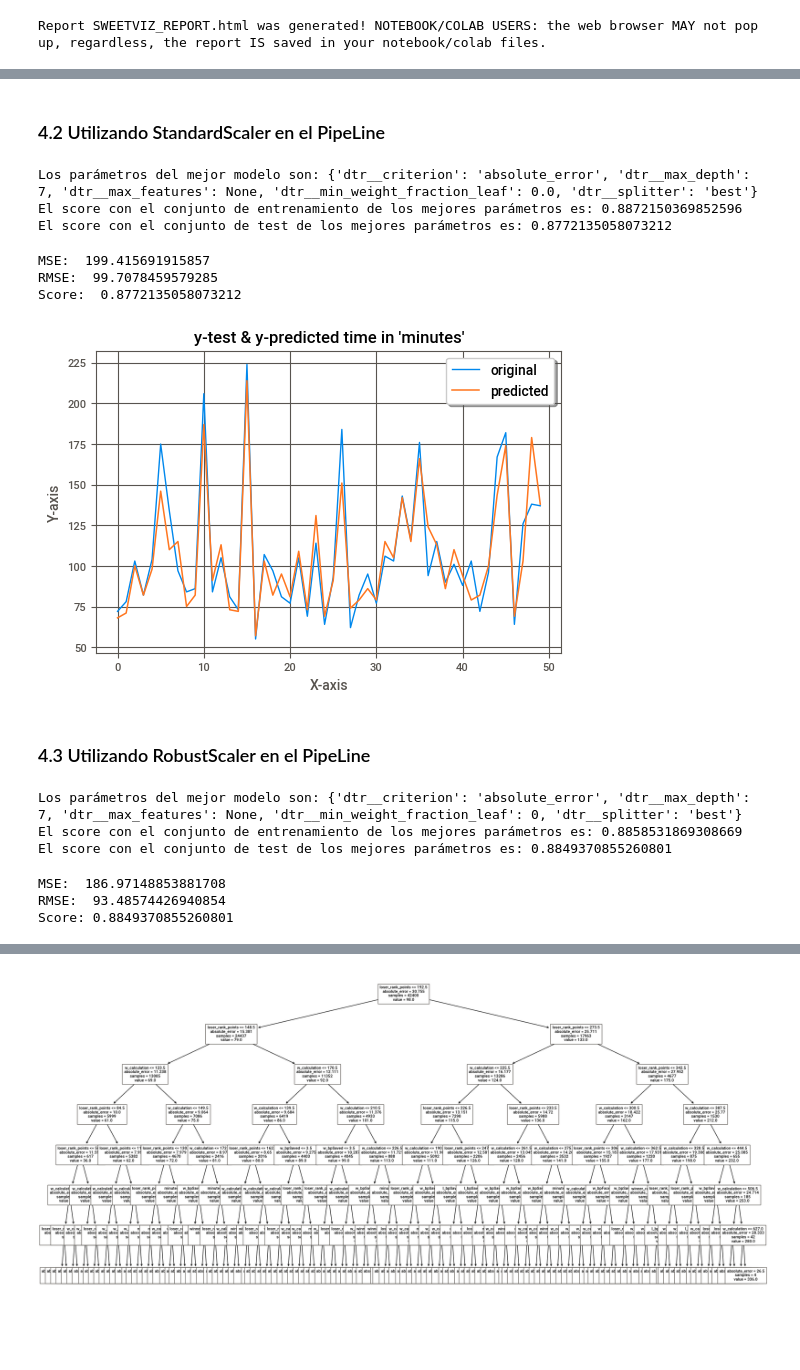
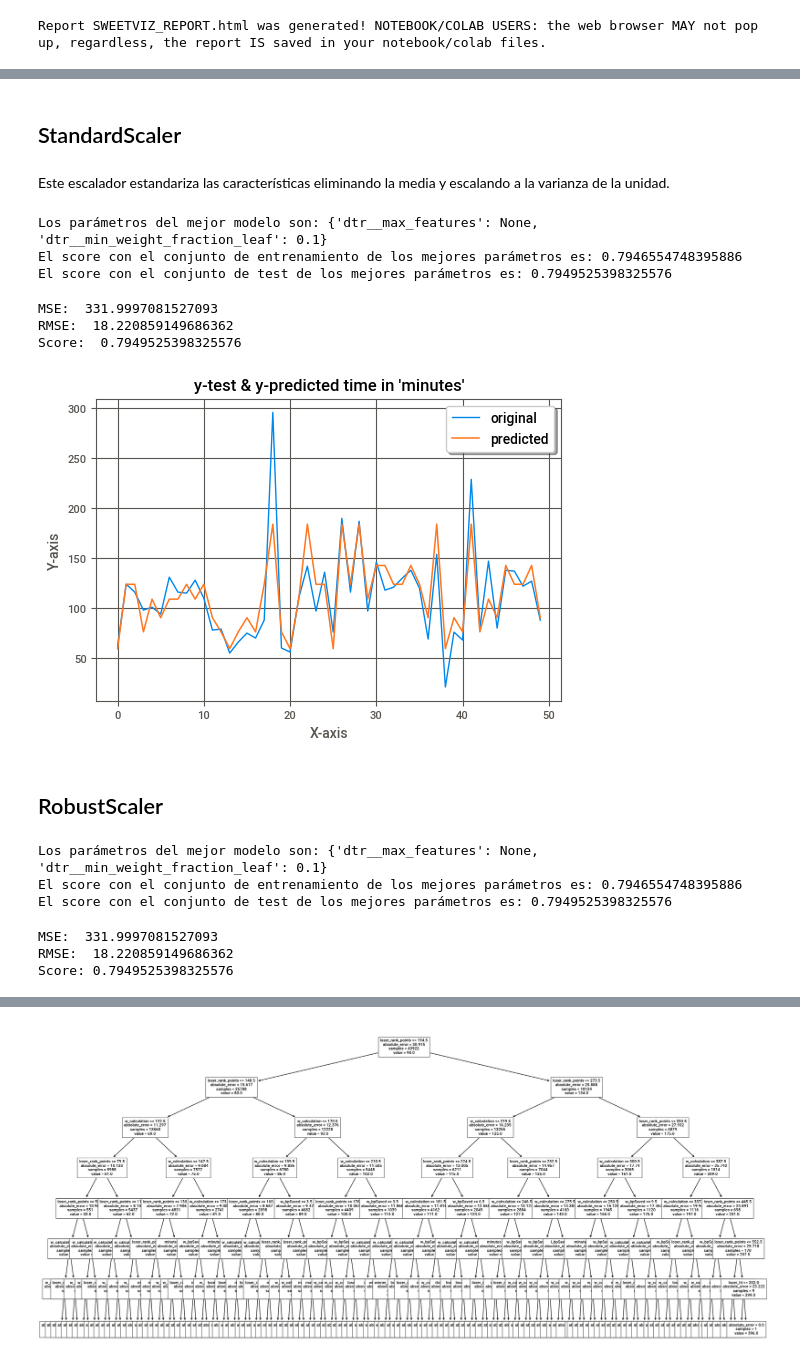
Before and after one commit to luperezsal/DM-Classification-Tree, a Jupyter notebook: Regression.ipynb, the cells around one changed output, grey strips where cells are left out. Cells and saved outputs as stored; diff of their text form; code cells hidden in the pictures; blank space fills up the shorter version.

```diff
--- a/Regression.ipynb
+++ b/Regression.ipynb
@@ -68,15 +132,9 @@ df_atp_matches_2020 = pd.read_csv('https://raw.githubusercontent.com/JeffSackman
 # %%
-frame = [df_atp_matches_2000, df_atp_matches_2001, df_atp_matches_2002, df_atp_matches_2003, df_atp_matches_2004, df_atp_matches_2005, df_atp_matches_2006, df_atp_matches_2007, df_atp_matches_2008, df_atp_matches_2009, df_atp_matches_2010, df_atp_matches_2011, df_atp_matches_2012, df_atp_matches_2013, df_atp_matches_2014, df_atp_matches_2015, df_atp_matches_2016, df_atp_matches_2017, df_atp_matches_2017, df_atp_matches_2018, df_atp_matches_2019, df_atp_matches_2020]
-df = pd.concat(frame, ignore_index = True) # definimos ignore index false para que
-
-#print(df.info())
-#print(df.head())
-# vamos a convertir la columna de fecha a date
+df = atp
 
 print('=================================================================')
 print(df.info())
-#print(df.head())
-#print(df.describe())
+print('=================================================================')
 # %% [output]
 =================================================================
 <class 'pandas.core.frame.DataFrame'>
@@ -220,3 +333,5 @@ plt.show()
 # %% [markdown]
-### 4.2 Utilizando StandardScaler en el PipeLine
+## StandardScaler
+# %% [markdown]
+Este escalador estandariza las características eliminando la media y escalando a la varianza de la unidad.
 # %%
@@ -232,12 +349,12 @@ X_train, X_test, y_train, y_test = train_test_split(X, y, test_size=0.20)
 set_config(print_changed_only=False)
 
 dtr_pipe = Pipeline([('ss', StandardScaler()),
-                     ('dtr', DecisionTreeRegressor())])
+                     ('dtr', DecisionTreeRegressor(random_state = 2))])
 
-params = [{'dtr__criterion': ['squared_error', 'friedman_mse', 'absolute_error', 'poisson'],
-         'dtr__splitter': ['best', 'random'],
+params = [{#'dtr__criterion': ['squared_error', 'friedman_mse', 'absolute_error', 'poisson'],
+         #'dtr__splitter': ['best', 'random'],
          'dtr__max_features': [None],
-         'dtr__max_depth': [1, 3, 5, 7],
+         #'dtr__max_depth': [1, 3, 5, 7],
          'dtr__min_weight_fraction_leaf': [0.0, 0.1, 0,2]}]
 
 gs_dtr = GridSearchCV(dtr_pipe,
@@ -257,34 +374,40 @@ print(f'El score con el conjunto de test de los mejores parámetros es: {gs_dtr.
 #score = dtr.score(X_train, y_train)
 #print("R-squared:", score) set_config(print_changed_only=False)
 # %% [output]
-Los parámetros del mejor modelo son: {'dtr__criterion': 'absolute_error', 'dtr__max_depth': 7, 'dtr__max_features': None, 'dtr__min_weight_fraction_leaf': 0.0, 'dtr__splitter': 'best'}
-El score con el conjunto de entrenamiento de los mejores parámetros es: 0.8872150369852596
-El score con el conjunto de test de los mejores parámetros es: 0.8772135058073212
+Los parámetros del mejor modelo son: {'dtr__max_features': None, 'dtr__min_weight_fraction_leaf': 0.1}
+El score con el conjunto de entrenamiento de los mejores parámetros es: 0.7946554748395886
+El score con el conjunto de test de los mejores parámetros es: 0.7949525398325576
 # %%
 y_pred = gs_dtr.predict(X_test)#dtr.predict(X_test)
 
 mse = mean_squared_error(y_test, y_pred)
+rmse = mean_squared_error(y_test, y_pred, squared = False)
 print("MSE: ", mse)
-print("RMSE: ", mse*(1/2.0))
+print("RMSE: ", rmse)
 
 score = gs_dtr.score(X_test, y_test)#dtr.score(X_test, y_test)
 print("Score: ", score)
 # %% [output]
-MSE:  199.415691915857
-RMSE:  99.7078459579285
-Score:  0.8772135058073212
+MSE:  331.9997081527093
+RMSE:  18.220859149686362
+Score:  0.7949525398325576
 # %%
 x_ax = range(len(y_test[:50]))
 plt.plot(x_ax, y_test[:50], linewidth=1, label="original")
 plt.plot(x_ax, y_pred[:50], linewidth=1.1, label="predicted")
 plt.title("y-test & y-predicted time in 'minutes'")
 plt.xlabel('X-axis')
 plt.ylabel('Y-axis')
 plt.legend(loc='best',fancybox=True, shadow=True)
+
+GRAPH_PATH = f"{SAMPLE_GRAPH_RESULTS_PATH}"
+FILE_NAME  = f"{MODEL_NAME}_{MODEL_TIMESTAMP}.png"
+
 plt.grid(True)
+plt.savefig(GRAPH_PATH + FILE_NAME, dpi = 100)
 plt.show()
 # %% [output]
-[figure, old version]
+[figure, new version]
 # %% [markdown]
-### 4.3 Utilizando RobustScaler en el PipeLine
+## RobustScaler
 # %%
@@ -300,12 +425,12 @@ X_train, X_test, y_train, y_test = train_test_split(X, y, test_size=0.20)
 set_config(print_changed_only = False)
 
 dtr_pipe = Pipeline([('rs', RobustScaler()),
-                     ('dtr', DecisionTreeRegressor())])
+                     ('dtr', DecisionTreeRegressor(random_state = 2))])
 
-params = [{'dtr__criterion': ['squared_error', 'friedman_mse', 'absolute_error', 'poisson'],
-         'dtr__splitter': ['best', 'random'],
+params = [{#'dtr__criterion': ['squared_error', 'friedman_mse', 'absolute_error', 'poisson'],
+         #'dtr__splitter': ['best', 'random'],
          'dtr__max_features': [None],
-         'dtr__max_depth': [1, 3, 5, 7],
+         #'dtr__max_depth': [1, 3, 5, 7],
          'dtr__min_weight_fraction_leaf': [0.0, 0.1, 0,2]}]
 
 gs_dtr = GridSearchCV(dtr_pipe,
@@ -320,22 +445,23 @@ print(f'Los parámetros del mejor modelo son: {gs_dtr.best_params_}')
 print(f'El score con el conjunto de entrenamiento de los mejores parámetros es: {gs_dtr.score(X_train, y_train)}')
 print(f'El score con el conjunto de test de los mejores parámetros es: {gs_dtr.score(X_test, y_test)}')
 # %% [output]
-Los parámetros del mejor modelo son: {'dtr__criterion': 'absolute_error', 'dtr__max_depth': 7, 'dtr__max_features': None, 'dtr__min_weight_fraction_leaf': 0, 'dtr__splitter': 'best'}
-El score con el conjunto de entrenamiento de los mejores parámetros es: 0.8858531869308669
-El score con el conjunto de test de los mejores parámetros es: 0.8849370855260801
+Los parámetros del mejor modelo son: {'dtr__max_features': None, 'dtr__min_weight_fraction_leaf': 0.1}
+El score con el conjunto de entrenamiento de los mejores parámetros es: 0.7946554748395886
+El score con el conjunto de test de los mejores parámetros es: 0.7949525398325576
 # %%
 y_pred = gs_dtr.predict(X_test)#dtr.predict(X_test)
 
 mse = mean_squared_error(y_test, y_pred)
+rmse = mean_squared_error(y_test, y_pred, squared = False)
 print("MSE: ", mse)
-print("RMSE: ", mse*(1/2.0))
+print("RMSE: ", rmse)
 
-score = gs_dtr.score(X_test, y_test)#dtr.score(X_test, y_test)
+score = gs_dtr.score(X_test, y_test)
 print(f"Score: {score}")
 # %% [output]
-MSE:  186.97148853881708
-RMSE:  93.48574426940854
-Score: 0.8849370855260801
+MSE:  331.9997081527093
+RMSE:  18.220859149686362
+Score: 0.7949525398325576
 # %%
 x_ax = range(len(y_test[:50]))
 plt.plot(x_ax, y_test[:50], linewidth=1, label="original")
```
Also changed, not shown: parts of 42 cells of this notebook, 19 other files.
